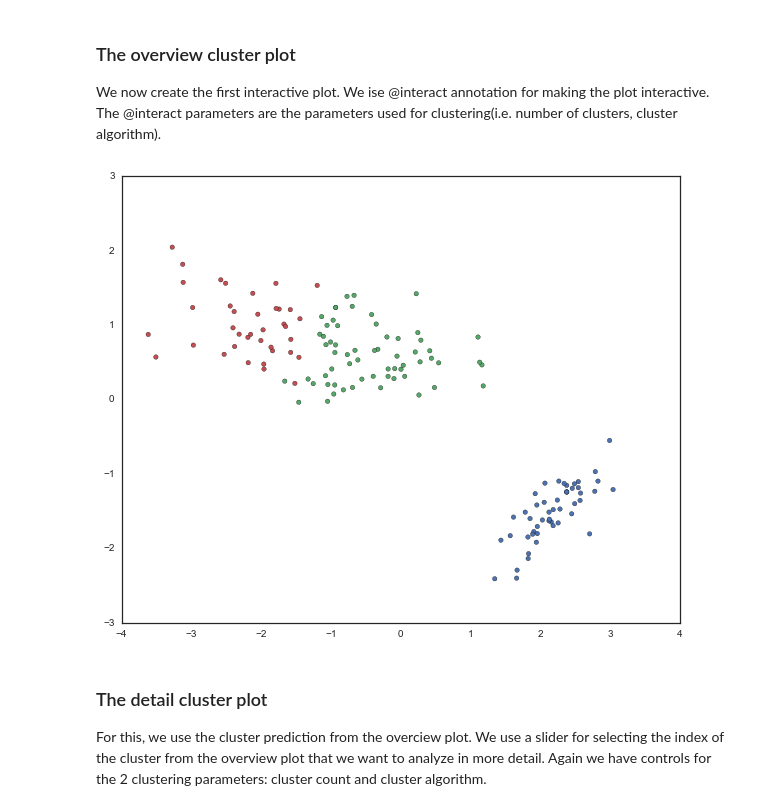
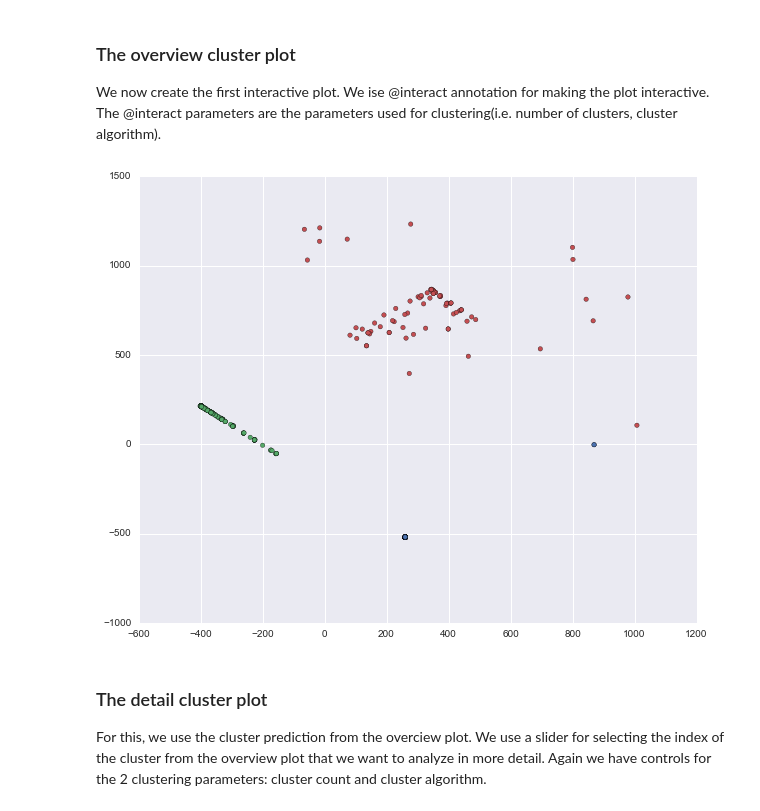
Before and after one commit to bog-sb/drug-use-va, a Jupyter notebook: index.ipynb, the cells around one changed output. Cells and saved outputs as stored; diff of their text form; code cells hidden in the pictures.

Commit message:
Use the drug data set for clustering

```diff
--- a/index.ipynb
+++ b/index.ipynb
@@ -31,0 +24,12 @@ data.data.shape
+# %%
+#load the iris datasets
+#import sklearn.datasets
+#data = sklearn.datasets.load_iris()
+#data.data.shape
+
+#load the data
+data = pd.read_csv('data/34933-0001-Data.tsv', sep="\t")[["IRALCFY","IRMJFY","IRCOCFY"]][:500]
+#data = pd.read_csv('data/selection.tsv', sep="\t")
+#data.index = data.pop("CASEID")
+data.shape
+#columns=[["DEPNDALC", "DEPNDCOC", "DEPNDHAL", "DEPNDHER","DEPNDMRJ"]]
@@ -52,21 +58,21 @@ colors = sns.color_palette()
 #Dimension reduction using MDS
 mds = manifold.MDS(n_components=2, random_state=5)
 #fit the model and get the embedded coordinates
-pos = mds.fit(data.data).embedding_
+pos = mds.fit(data).embedding_
 # %% [markdown]
 ### The overview cluster plot
 We now create the first interactive plot. We ise @interact annotation for making the plot interactive. The @interact parameters are the parameters used for clustering(i.e. number of clusters, cluster algorithm).
 # %%
 #global state
 state ={}
 
 @interact(cluster_count = (1,6), cluster_algo=["KMeans", "Spectral"])
 def show_cluster(cluster_count, cluster_algo):
-    prediction = display_cluster_plot(cluster_count, cluster_algo, data.data, pos)
+    prediction = display_cluster_plot(cluster_count, cluster_algo, data, pos)
     state["clusters"]=prediction
     state["cluster_count"] = cluster_count
 # %% [output]
-[figure, old version]
+[figure, new version]
 # %% [markdown]
 ### The detail cluster plot
 For this, we use the cluster prediction from the overciew plot. We use a slider for selecting the index of the cluster from the overview plot that we want to analyze in more detail. Again we have controls for the 2 clustering parameters: cluster count and cluster algorithm.
```
Also changed, not shown: parts of 4 cells of this notebook.
